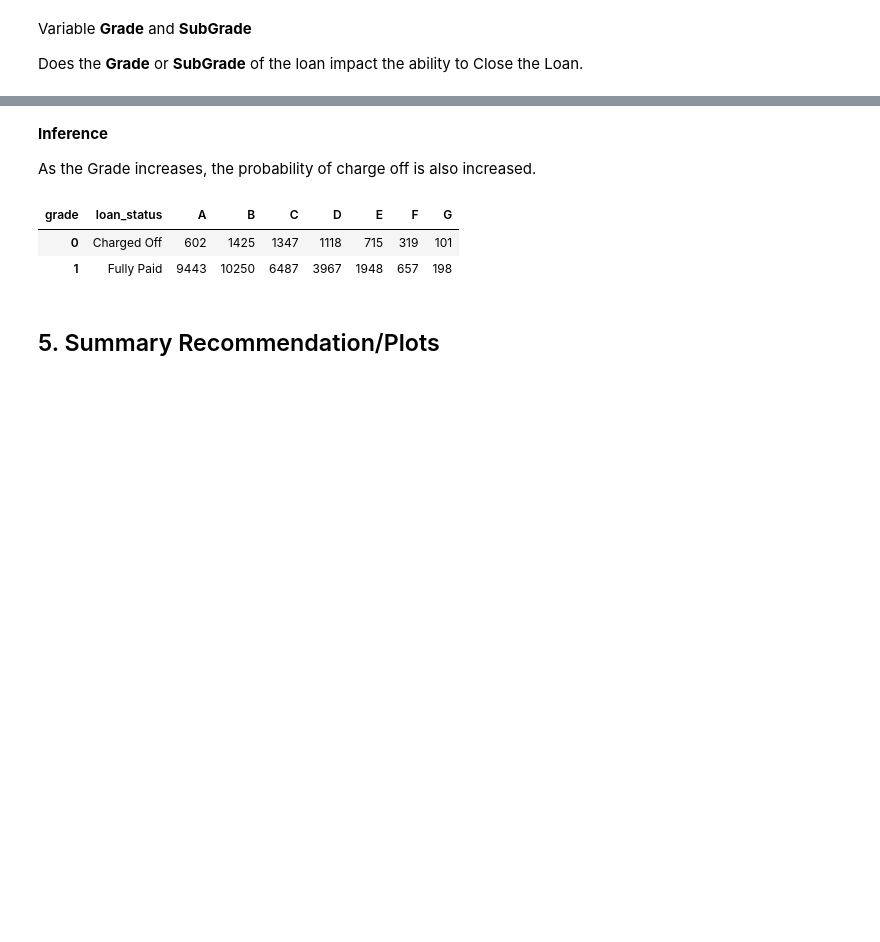
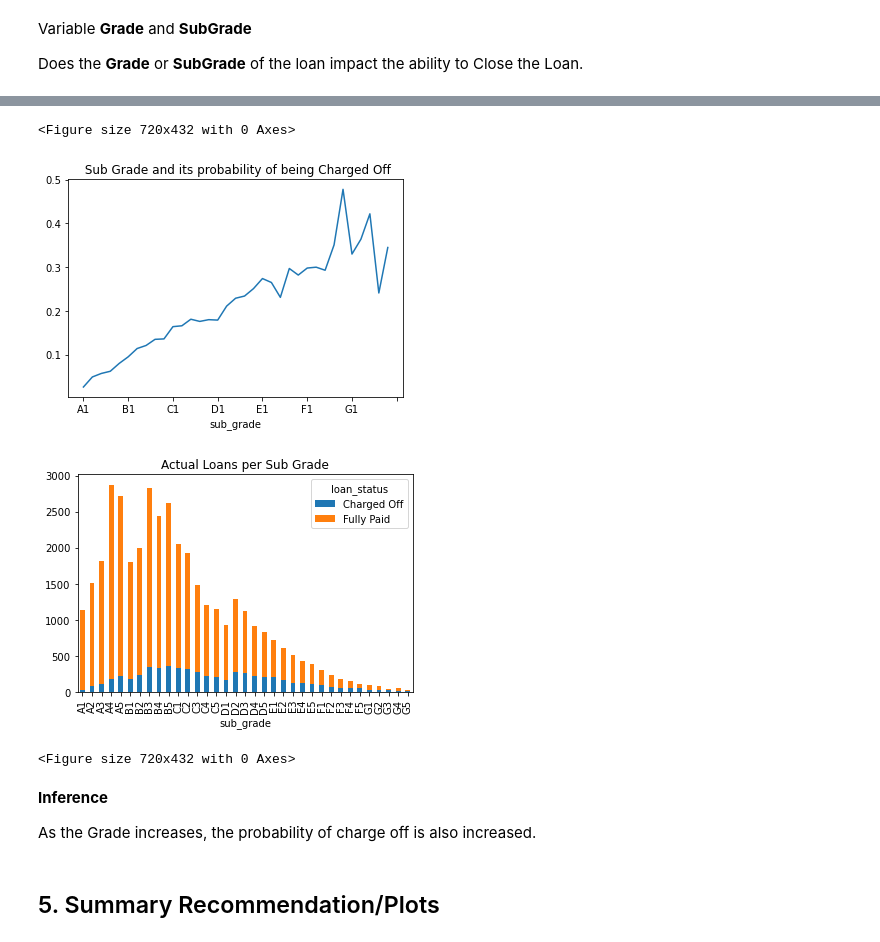
Before and after one commit to rramchan12/Lending-Club-EDA-CaseStudy, a Jupyter notebook: Lending_Club_EDA_Analysis.ipynb, the cells around one changed output, grey strips where cells are left out. Saved outputs shown, nothing was run; the diff lists cells and outputs as text; code cells hidden in the pictures; blank space fills up the shorter version.

```diff
--- a/Lending_Club_EDA_Analysis.ipynb
+++ b/Lending_Club_EDA_Analysis.ipynb
@@ -577,16 +584,26 @@ agg_grade_loans.Frequency.unstack()
+# %%
+ct = pd.crosstab(loan_analysis_df['sub_grade'], loan_analysis_df['loan_status'],margins=True)
+ct['prob_by_sub_grad'] = round(ct['Charged Off']/ct['All'],3)
+
+ct = ct[0:-1]
+line_plot = ct['prob_by_sub_grad'].plot()
+ax1 = line_plot.plot(figsize=(20,10), marker='o',color = 'b')
+plt.title(" Sub Grade and its probability of being Charged Off")
+
+
+
+agg_grade_loans1 = loan_analysis_df.groupby(['loan_status','sub_grade'])['sub_grade'].agg(['count']).rename(columns={'count':'Frequency'})
+agg_grade_loans1.Frequency.unstack().T.plot.bar(stacked=True)
+plt.title("Actual Loans per Sub Grade")
+plt.figure(figsize=[10,6])
+# %% [output]
+<Figure size 720x432 with 0 Axes>
+[figure, added]
+[figure, added]
+<Figure size 720x432 with 0 Axes>
 # %% [markdown]
 **Inference**
 
 As the Grade increases, the probability of charge off is also increased.
-# %%
-##But this could also be on account of the absolute number of loans. So to cross verify lets also plot the frequency of loans in each category
-agg_grade_loans = loan_analysis_df.groupby(['loan_status','grade'])['grade'].agg(['count']).rename(columns={'count':'Frequency'})
-agg_grade_loans= agg_grade_loans.Frequency.unstack()
-agg_grade_loans.head().reset_index()
-#plt.title("Grade and its probability of being Charged Off")
-# %% [output]
-| grade | loan_status | A | B | C | D | E | F | G |
-| 0 | Charged Off | 602 | 1425 | 1347 | 1118 | 715 | 319 | 101 |
-| 1 | Fully Paid | 9443 | 10250 | 6487 | 3967 | 1948 | 657 | 198 |
 # %% [markdown]
 ## 5. Summary Recommendation/Plots ##
```
Also changed, not shown: parts of 1 cell of this notebook.
